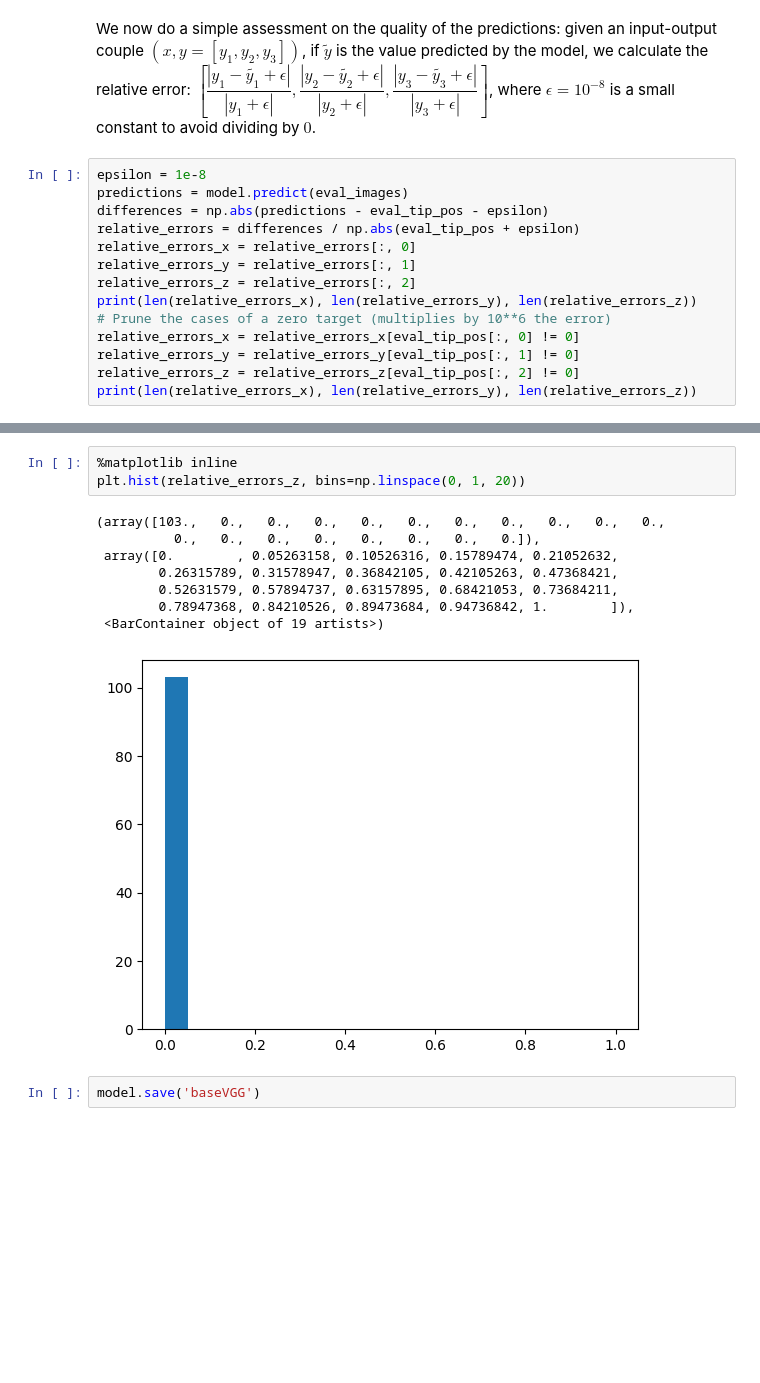
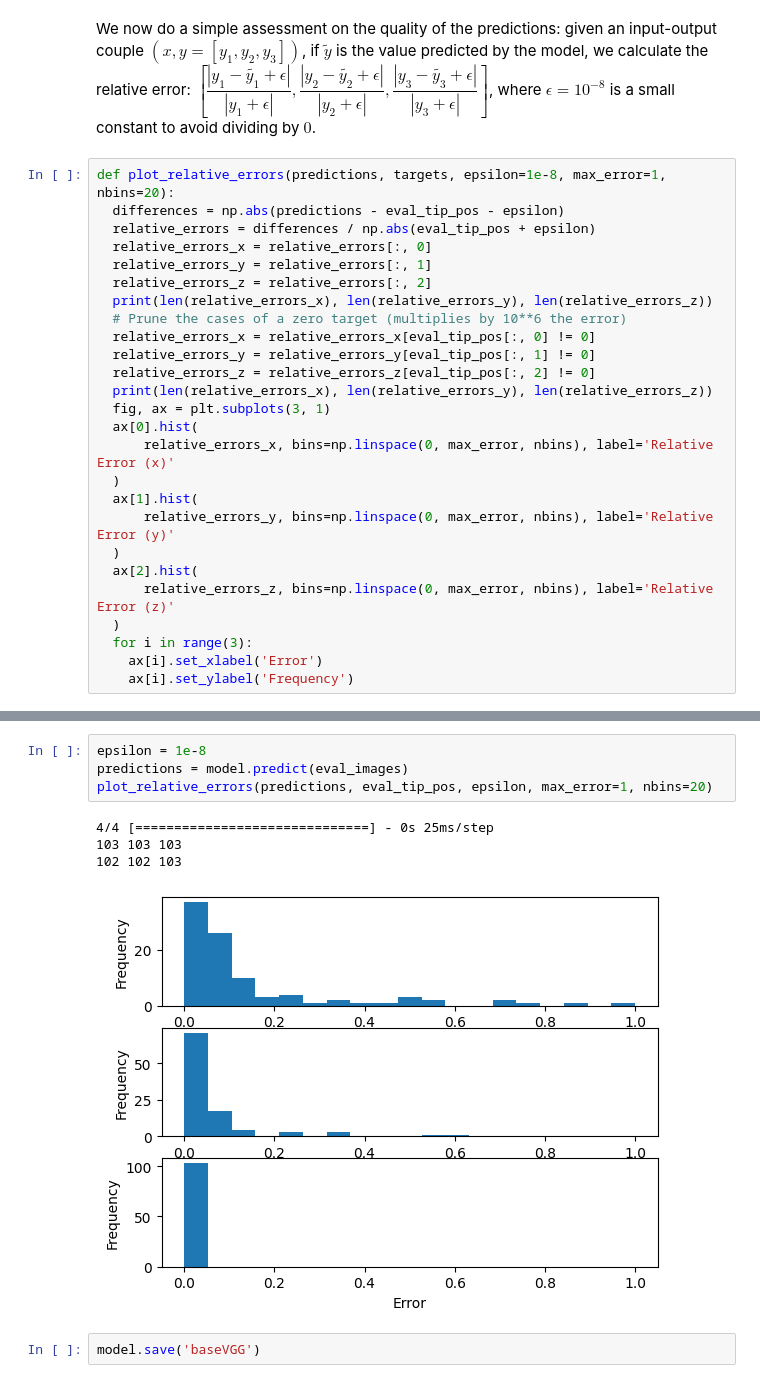
Before and after one commit to Servat0r/Robotics-Project, a Jupyter notebook: Robotics.ipynb, the cells around one changed output, grey strips where cells are left out. Saved outputs shown, nothing was run; the diff lists cells and outputs as text; blank space fills up the shorter version.

```diff
--- a/Robotics.ipynb
+++ b/Robotics.ipynb
@@ -180,16 +196,28 @@ plot_results(history, n_epochs=None)
 # %% [markdown]
 We now do a simple assessment on the quality of the predictions: given an input-output couple $(x, y = [y_1, y_2, y_3])$, if $\tilde{y}$ is the value predicted by the model, we calculate the relative error: $\left[\dfrac{|y_1 - \tilde{y_1} + \epsilon|}{|y_1 + \epsilon|}, \dfrac{|y_2 - \tilde{y_2} + \epsilon|}{|y_2 + \epsilon|}, \dfrac{|y_3 - \tilde{y_3} + \epsilon|}{|y_3 + \epsilon|}\right]$, where $\epsilon = 10^{-8}$ is a small constant to avoid dividing by $0$.
 # %%
-epsilon = 1e-8
-predictions = model.predict(eval_images)
-differences = np.abs(predictions - eval_tip_pos - epsilon)
-relative_errors = differences / np.abs(eval_tip_pos + epsilon)
-relative_errors_x = relative_errors[:, 0]
-relative_errors_y = relative_errors[:, 1]
-relative_errors_z = relative_errors[:, 2]
-print(len(relative_errors_x), len(relative_errors_y), len(relative_errors_z))
-# Prune the cases of a zero target (multiplies by 10**6 the error)
-relative_errors_x = relative_errors_x[eval_tip_pos[:, 0] != 0]
-relative_errors_y = relative_errors_y[eval_tip_pos[:, 1] != 0]
-relative_errors_z = relative_errors_z[eval_tip_pos[:, 2] != 0]
-print(len(relative_errors_x), len(relative_errors_y), len(relative_errors_z))
+def plot_relative_errors(predictions, targets, epsilon=1e-8, max_error=1, nbins=20):
+  differences = np.abs(predictions - eval_tip_pos - epsilon)
+  relative_errors = differences / np.abs(eval_tip_pos + epsilon)
+  relative_errors_x = relative_errors[:, 0]
+  relative_errors_y = relative_errors[:, 1]
+  relative_errors_z = relative_errors[:, 2]
+  print(len(relative_errors_x), len(relative_errors_y), len(relative_errors_z))
+  # Prune the cases of a zero target (multiplies by 10**6 the error)
+  relative_errors_x = relative_errors_x[eval_tip_pos[:, 0] != 0]
+  relative_errors_y = relative_errors_y[eval_tip_pos[:, 1] != 0]
+  relative_errors_z = relative_errors_z[eval_tip_pos[:, 2] != 0]
+  print(len(relative_errors_x), len(relative_errors_y), len(relative_errors_z))
+  fig, ax = plt.subplots(3, 1)
+  ax[0].hist(
+      relative_errors_x, bins=np.linspace(0, max_error, nbins), label='Relative Error (x)'
+  )
+  ax[1].hist(
+      relative_errors_y, bins=np.linspace(0, max_error, nbins), label='Relative Error (y)'
+  )
+  ax[2].hist(
+      relative_errors_z, bins=np.linspace(0, max_error, nbins), label='Relative Error (z)'
+  )
+  for i in range(3):
+    ax[i].set_xlabel('Error')
+    ax[i].set_ylabel('Frequency')
@@ -224,15 +224,12 @@ plt.hist(relative_errors_y, bins=np.linspace(0, 1, 20))
-# %%
-%matplotlib inline
-plt.hist(relative_errors_z, bins=np.linspace(0, 1, 20))
-# %% [output]
-(array([103.,   0.,   0.,   0.,   0.,   0.,   0.,   0.,   0.,   0.,   0.,
-          0.,   0.,   0.,   0.,   0.,   0.,   0.,   0.]),
- array([0.        , 0.05263158, 0.10526316, 0.15789474, 0.21052632,
-        0.26315789, 0.31578947, 0.36842105, 0.42105263, 0.47368421,
-        0.52631579, 0.57894737, 0.63157895, 0.68421053, 0.73684211,
-        0.78947368, 0.84210526, 0.89473684, 0.94736842, 1.        ]),
- <BarContainer object of 19 artists>)
-[figure, removed]
+# %%
+epsilon = 1e-8
+predictions = model.predict(eval_images)
+plot_relative_errors(predictions, eval_tip_pos, epsilon, max_error=1, nbins=20)
+# %% [output]
+4/4 [==============================] - 0s 25ms/step
+103 103 103
+102 102 103
+[figure, added]
 # %%
 model.save('baseVGG')
 # %% [output]
```
Also changed, not shown: parts of 47 cells of this notebook.
